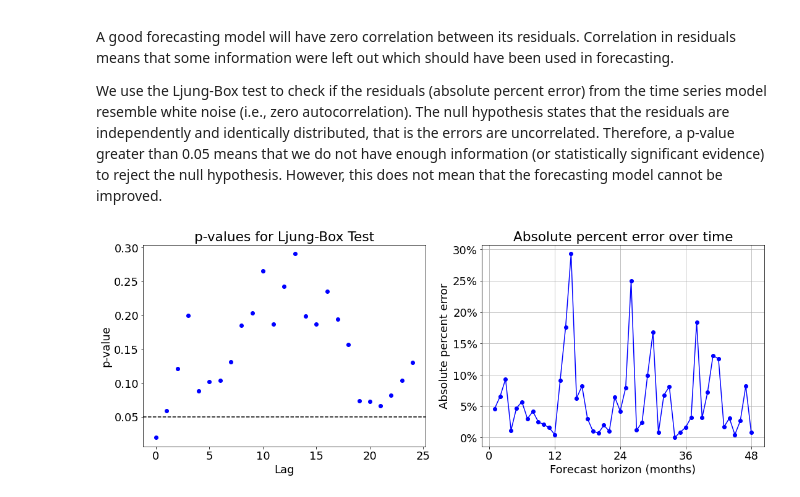
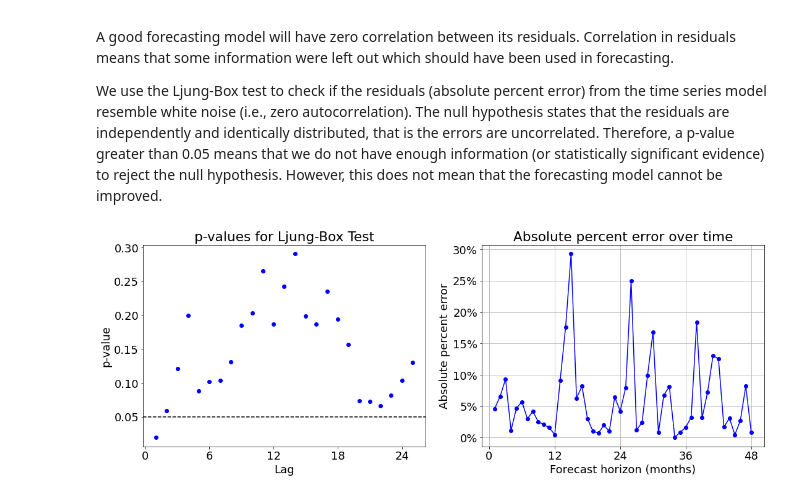
Before and after one commit to Owerre/Time-Series-Forecasting, a Jupyter notebook: fatality-forecast/notebooks/03-auto_arima.ipynb, the cells around one changed output. Drawn from its saved outputs; the diff is of its cells as text; code cells hidden in the pictures.

```diff
--- a/fatality-forecast/notebooks/03-auto_arima.ipynb
+++ b/fatality-forecast/notebooks/03-auto_arima.ipynb
@@ -235,23 +237,24 @@ We use the Ljung-Box test to check if the residuals (absolute percent error) fro
 # %%
 plt.figure(figsize = (18,6))
 plt.subplot(121)
-plt.plot(acorr_ljungbox(residual, lags = 25)[1], 'o', color = 'b')
+lb = acorr_ljungbox(residual, lags = 25)[1]
+plt.plot(np.arange(1,len(lb)+1), lb, 'o', color = 'b')
 plt.axhline(y=0.05,linestyle= '--', color = 'k')
 plt.ylabel('p-value')
 plt.xlabel('Lag')
-# plt.ylim([0,1])
+plt.xticks(np.arange(0,len(lb),6))
 plt.title('p-values for Ljung-Box Test')
 
 plt.subplot(122)
 plt.plot(range(1,len(ape)+1), ape, color = 'b', marker = 'o')
 plt.grid(True)
 plt.xlabel('Forecast horizon (months)')
 plt.ylabel('Absolute percent error')
 plt.title('Absolute percent error over time')
 label = ['0%', '5%', '10%', '15%', '20%', '25%', '30%']
 plt.xticks(np.arange(0,len(ape)+1,12))
 plt.yticks(np.arange(0,32,5),label)
 plt.savefig('../images/figlb.png')
 plt.show()
 # %% [output]
-[figure, old version]
+[figure, new version]
```
Also changed, not shown: parts of 1 cell of this notebook, 4 other files.
